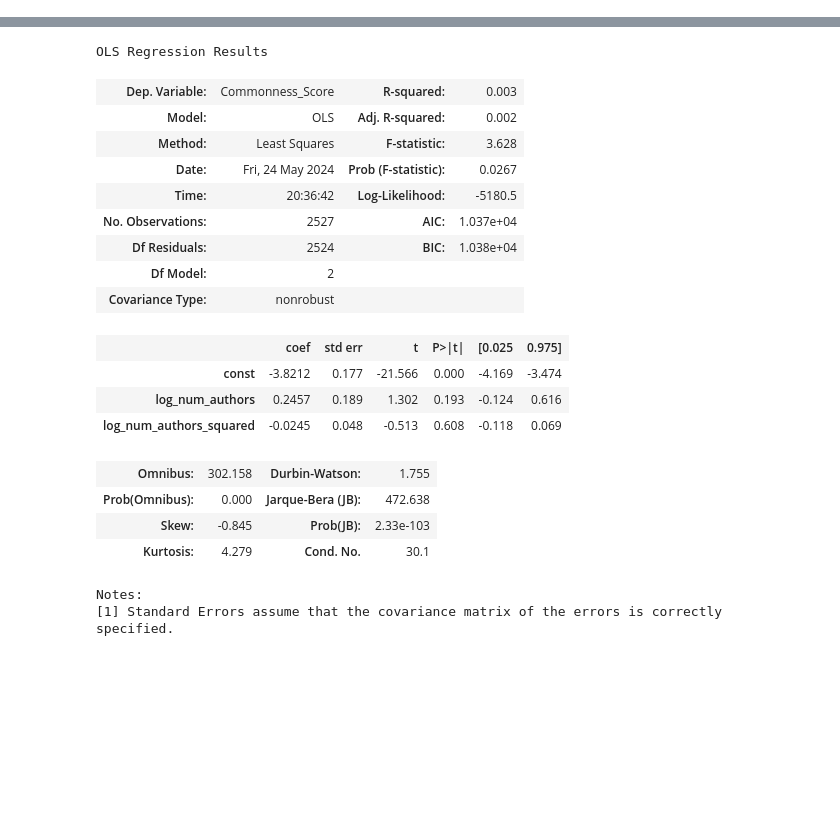
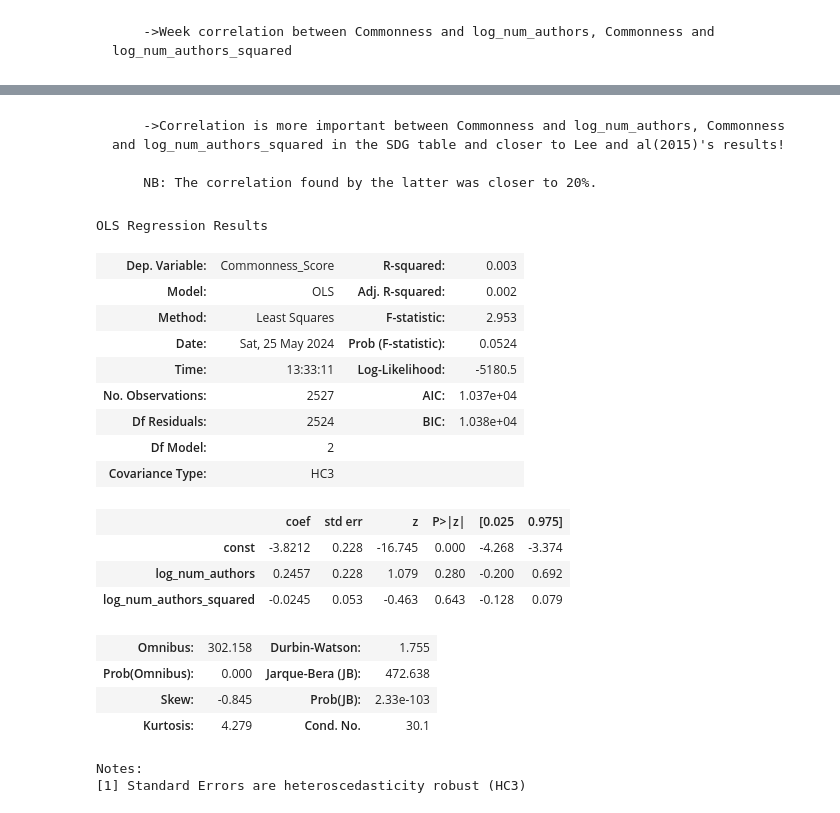
Before and after one commit to valentinb67/Master-s-thesis-2-A-scientometric-approach-to-determine-the-effect-of-group-size-on-novelty, a Jupyter notebook: Basic stats.ipynb, the cells around one changed output, grey strips where cells are left out. Saved outputs shown, nothing was run; the diff lists cells and outputs as text; code cells hidden in the pictures; blank space fills up the shorter version.

```diff
--- a/Basic stats.ipynb
+++ b/Basic stats.ipynb
@@ -27,6 +31,8 @@ DF.corr()
 | SDG_dummy | 0.014033 | -0.001280 | -0.022876 | 0.032758 | -0.031218 | 1.000000 | 0.068354 | ... |
 | log_num_authors | -0.015626 | 0.098606 | 0.054411 | 0.772121 | 0.052558 | 0.068354 | 1.000000 | ... |
 | log_num_authors_squared | -0.004670 | 0.082681 | 0.091630 | 0.912487 | 0.046871 | 0.054622 | 0.951496 | ... |
+# %% [markdown]
+        ->Week correlation between Commonness and log_num_authors, Commonness and log_num_authors_squared
 # %%
 DF_SDG.corr()
 # %% [output]
@@ -39,6 +45,10 @@ DF_SDG.corr()
 | SDG_dummy | 0.046525 | -0.006587 | -0.019967 | 0.049737 | 0.004095 | 1.000000 | 0.017414 | ... |
 | log_num_authors_SDG | -0.033221 | 0.103993 | -0.058117 | 0.757696 | 0.154601 | 0.017414 | 1.000000 | ... |
 | log_num_authors_squared_SDG | -0.023308 | 0.087966 | -0.017874 | 0.903469 | 0.125754 | 0.029167 | 0.953551 | ... |
+# %% [markdown]
+        ->Correlation is more important between Commonness and log_num_authors, Commonness and log_num_authors_squared in the SDG table and closer to Lee and al(2015)'s results!
+
+        NB: The correlation found by the latter was closer to 20%.
 # %%
 Y = DF['Commonness_Score']
 X = DF[['log_num_authors','log_num_authors_squared']]
@@ -48,26 +58,26 @@ Y_SDG = DF_SDG['Commonness_Score']
 X_SDG = DF_SDG[['log_num_authors_SDG','log_num_authors_squared_SDG']]
 X_SDG = sm.add_constant(X_SDG)
 # %%
-model_DF = sm.OLS(Y, X).fit()
+model_DF = sm.OLS(Y, X).fit(cov_type='HC3')
 model_DF.summary()
 # %% [output]
 OLS Regression Results
 | Dep. Variable: | Commonness_Score | R-squared: | 0.003 |
 | Model: | OLS | Adj. R-squared: | 0.002 |
-| Method: | Least Squares | F-statistic: | 3.628 |
-| Date: | Fri, 24 May 2024 | Prob (F-statistic): | 0.0267 |
-| Time: | 20:36:42 | Log-Likelihood: | -5180.5 |
+| Method: | Least Squares | F-statistic: | 2.953 |
+| Date: | Sat, 25 May 2024 | Prob (F-statistic): | 0.0524 |
+| Time: | 13:33:11 | Log-Likelihood: | -5180.5 |
 | No. Observations: | 2527 | AIC: | 1.037e+04 |
 | Df Residuals: | 2524 | BIC: | 1.038e+04 |
 | Df Model: | 2 |  |  |
-| Covariance Type: | nonrobust |  |  |
+| Covariance Type: | HC3 |  |  |
-|  | coef | std err | t | P>|t| | [0.025 | 0.975] |
-| const | -3.8212 | 0.177 | -21.566 | 0.000 | -4.169 | -3.474 |
-| log_num_authors | 0.2457 | 0.189 | 1.302 | 0.193 | -0.124 | 0.616 |
-| log_num_authors_squared | -0.0245 | 0.048 | -0.513 | 0.608 | -0.118 | 0.069 |
+|  | coef | std err | z | P>|z| | [0.025 | 0.975] |
+| const | -3.8212 | 0.228 | -16.745 | 0.000 | -4.268 | -3.374 |
+| log_num_authors | 0.2457 | 0.228 | 1.079 | 0.280 | -0.200 | 0.692 |
+| log_num_authors_squared | -0.0245 | 0.053 | -0.463 | 0.643 | -0.128 | 0.079 |
 | Omnibus: | 302.158 | Durbin-Watson: | 1.755 |
 | Prob(Omnibus): | 0.000 | Jarque-Bera (JB): | 472.638 |
 | Skew: | -0.845 | Prob(JB): | 2.33e-103 |
 | Kurtosis: | 4.279 | Cond. No. | 30.1 |
 Notes:
-[1] Standard Errors assume that the covariance matrix of the errors is correctly specified.
+[1] Standard Errors are heteroscedasticity robust (HC3)
```
Also changed, not shown: parts of 9 cells of this notebook.
